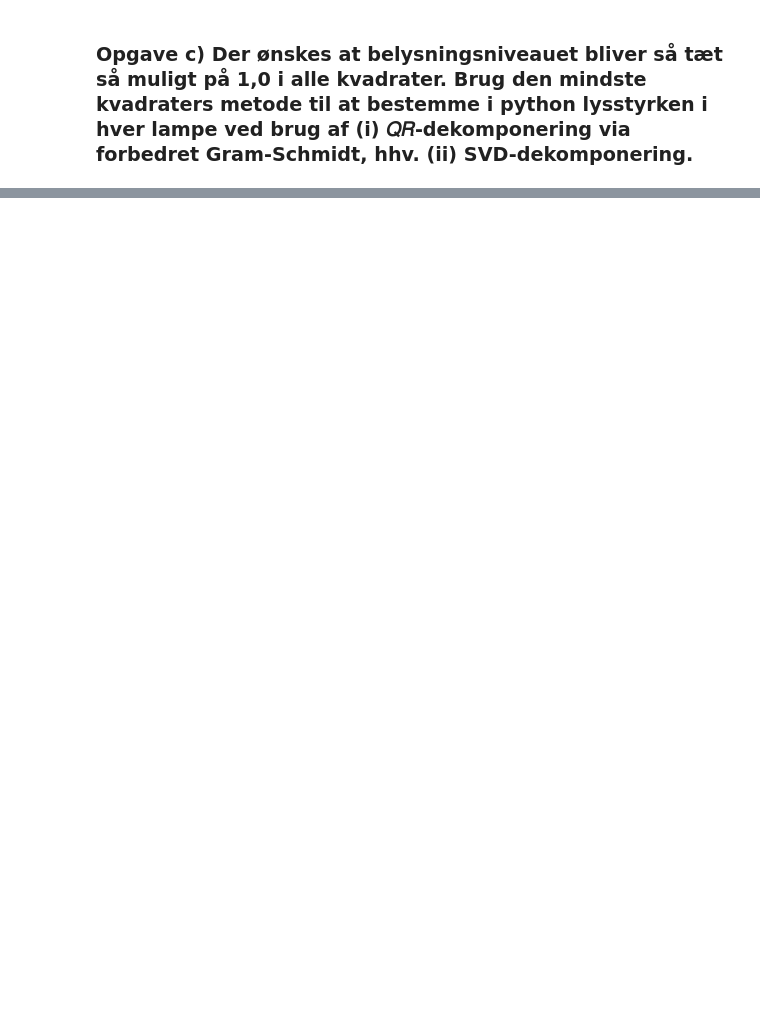
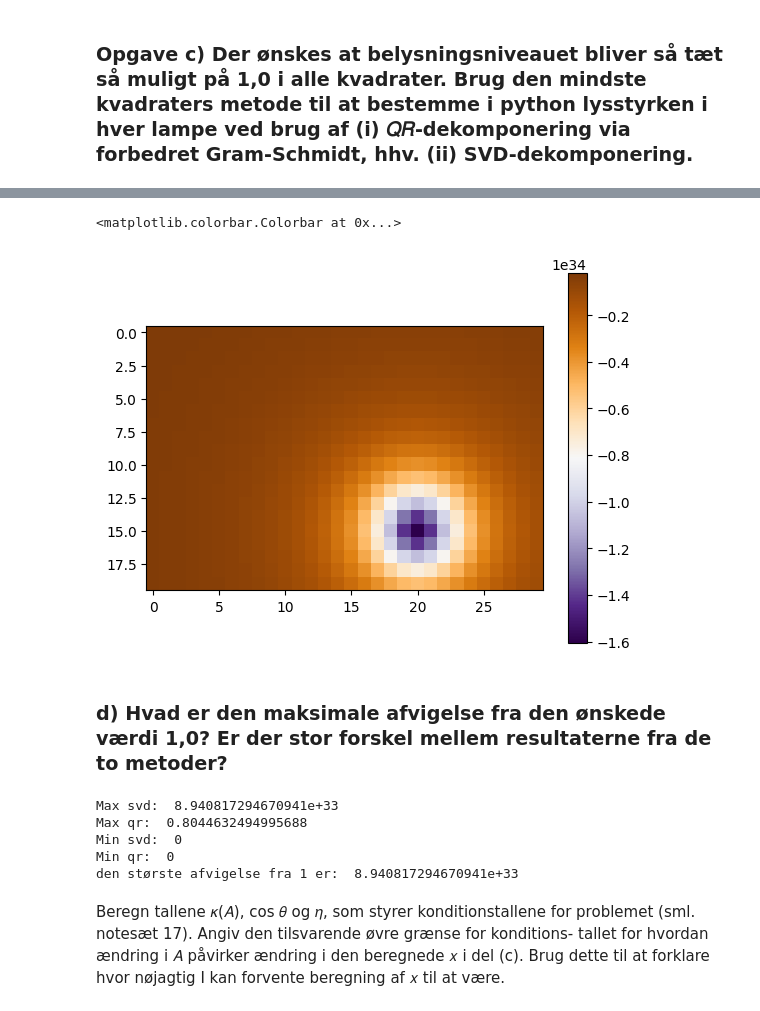
Before and after one commit to amandoee/Aflevering7, a Jupyter notebook: aflevering7.ipynb, the cells around one changed output, grey strips where cells are left out. Cells and saved outputs as stored; diff of their text form; code cells hidden in the pictures; blank space fills up the shorter version.

```diff
--- a/aflevering7.ipynb
+++ b/aflevering7.ipynb
@@ -142,0 +96,73 @@ print(feltstyrke)
+# %%
+A_svd = np.zeros((600, 12))
+b_svd = np.ones((600,1))
+parkeringsplads_svd = np.zeros((20,30))
+
+# Construct A
+for i in range(600):
+    for j in range(12):
+        x, y, z = lamper[j]
+        j_y=int(j/30)
+        while j>=30:
+            j = j-30
+        j_x = j
+        A_svd[i,j]=1/((np.sqrt((x-j_x)**2 + (y-j_y)**2 + z**2))**2)
+
+# Solve Ax=b using SVD
+U, S, Vt = np.linalg.svd(A_svd, full_matrices=False)
+x_svd = Vt.T @ np.linalg.inv(np.diag(S)) @ U.T @ b_svd
+
+# Construct parkeringsplads
+for i in range(12):
+    for j in range(600):
+        j_y=int(j/30)
+        while j>=30:
+            j = j-30
+        j_x = j
+        parkeringsplads_svd[j_y,j_x] = x_svd[i]*1/((np.sqrt((lamper[i,0]-j_x)**2 + (lamper[i,1]-j_y)**2 + lamper[i,2]**2))**2)
+
+# Plot
+plt.imshow(parkeringsplads_svd[::-1], cmap='PuOr_r')
+plt.colorbar()
+# %% [output]
+<matplotlib.colorbar.Colorbar at 0x...>
+[figure, added]
+# %% [markdown]
+### d) Hvad er den maksimale afvigelse fra den ønskede værdi 1,0? Er der stor forskel mellem resultaterne fra de to metoder?
+# %%
+#Tjek for højeste afvigelse fra 1
+
+max_svd = 0
+max_qr = 0
+
+min_svd = 0
+min_qr = 0
+
+for i in range(20):
+    for j in range(30):
+        if parkeringsplads_svd[i,j] > max_svd:
+            max_svd = parkeringsplads_svd[i,j]
+        if parkeringsplads_qr[i,j] > max_qr:
+            max_qr = parkeringsplads_qr[i,j]
+        if parkeringsplads_svd[i,j] < min_svd:
+            min_svd = parkeringsplads_svd[i,j]
+        if parkeringsplads_qr[i,j] < min_qr:
+            min_qr = parkeringsplads_qr[i,j]
+
+print('Max svd: ', max_svd)
+print('Max qr: ', max_qr)
+print('Min svd: ', min_svd)
+print('Min qr: ', min_qr)
+
+print("den største afvigelse fra 1 er: ", max(max_svd, max_qr, abs(min_svd), abs(min_qr))-1)
+# %% [output]
+Max svd:  8.940817294670941e+33
+Max qr:  0.8044632494995688
+Min svd:  0
+Min qr:  0
+den største afvigelse fra 1 er:  8.940817294670941e+33
+# %% [markdown]
+Beregn tallene 𝜅(𝐴), cos 𝜃 og 𝜂, som styrer konditionstallene for problemet (sml. notesæt 17). Angiv den tilsvarende øvre grænse for konditions-
+tallet for hvordan ændring i 𝐴 påvirker ændring i den beregnede 𝑥 i del (c).
+Brug dette til at forklare hvor nøjagtig I kan forvente beregning af 𝑥 til at
+være.
```
Also changed, not shown: parts of 4 cells of this notebook, 1 other file.
